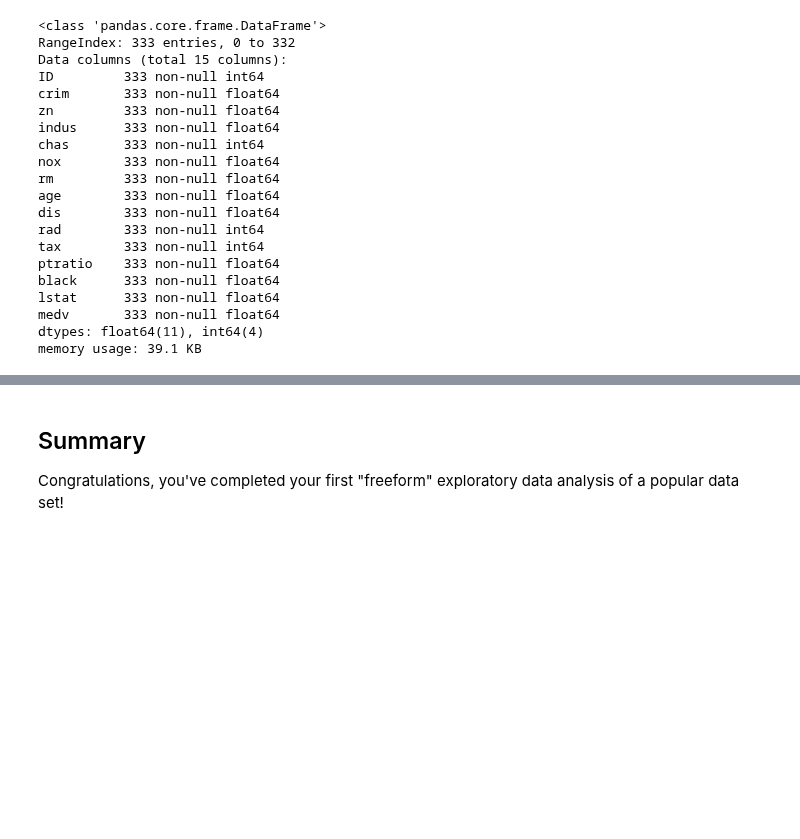
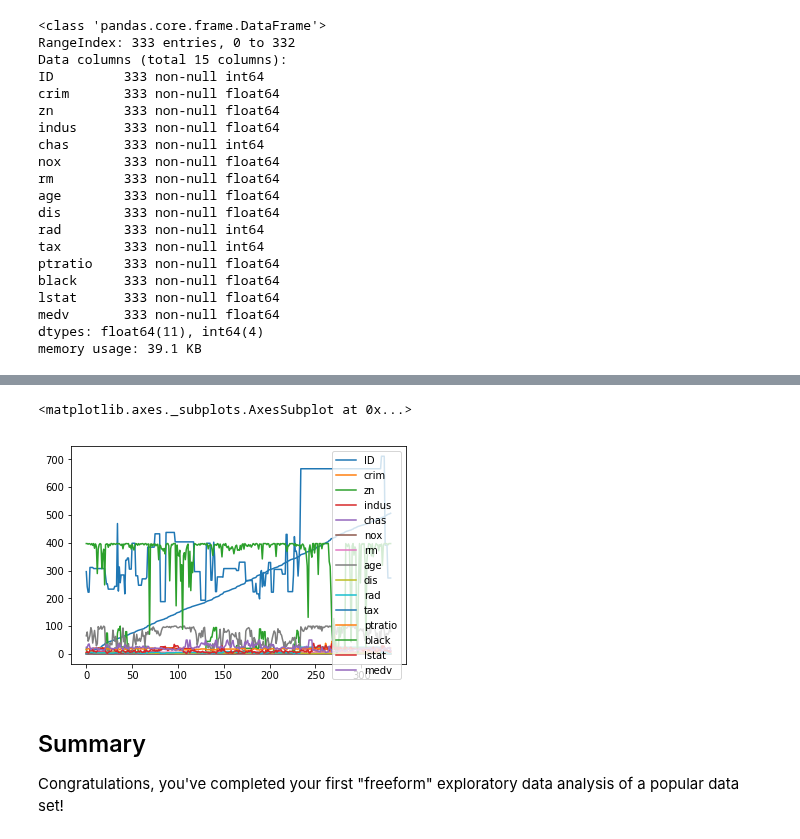
Before and after one commit to kevzha/dsc-1-03-16-eda-with-pandas-using-the-boston-housing-data-lab-nyc-ds-career-012819, a Jupyter notebook: index.ipynb, the cells around one changed output, grey strips where cells are left out. Saved outputs shown, nothing was run; the diff lists cells and outputs as text; code cells hidden in the pictures; blank space fills up the shorter version.

```diff
--- a/index.ipynb
+++ b/index.ipynb
@@ -122,6 +122,11 @@ df.describe()
 | 50% | 244.000000 | 0.261690 | 0.000000 | 9.900000 | 0.000000 | 0.538000 | 6.202000 | 76.700000 | 3.092300 | 5.000000 | 330.000000 | ... |
 | 75% | 377.000000 | 3.678220 | 12.500000 | 18.100000 | 0.000000 | 0.631000 | 6.595000 | 93.800000 | 5.116700 | 24.000000 | 666.000000 | ... |
 | max | 506.000000 | 73.534100 | 100.000000 | 27.740000 | 1.000000 | 0.871000 | 8.725000 | 100.000000 | 10.710300 | 24.000000 | 711.000000 | ... |
+# %%
+df.plot()
+# %% [output]
+<matplotlib.axes._subplots.AxesSubplot at 0x...>
+[figure, added]
 # %% [markdown]
 ## Summary
 
```
